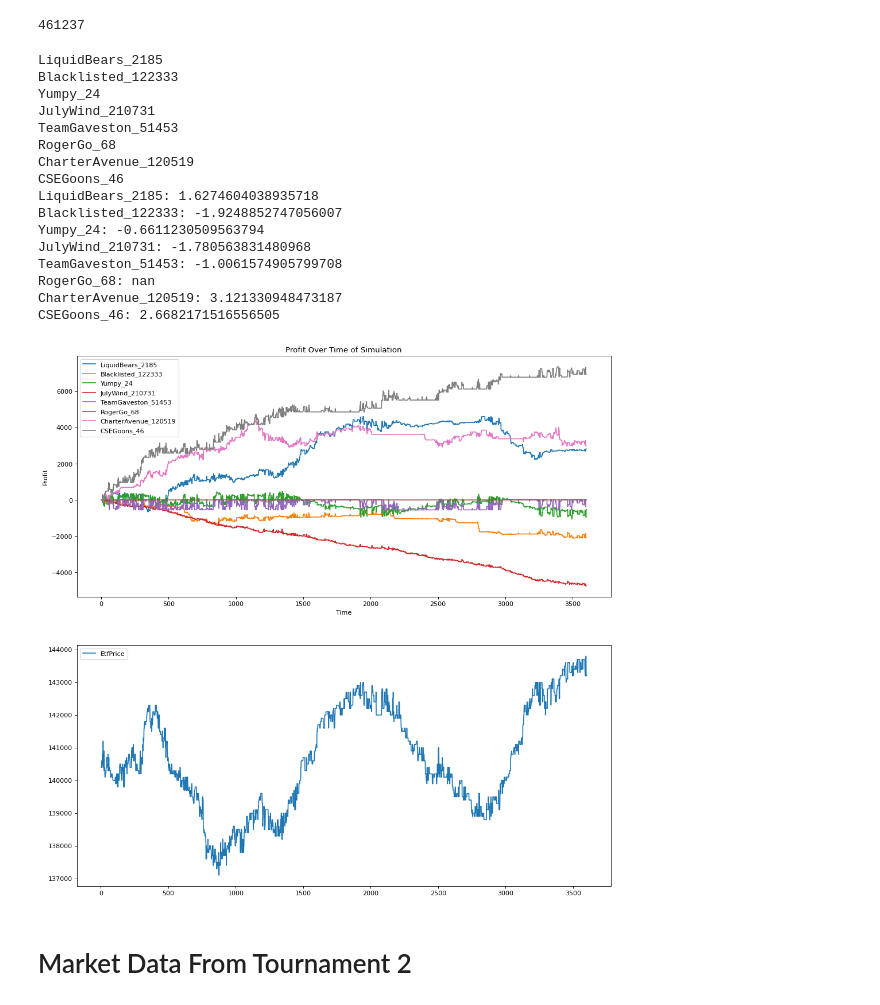
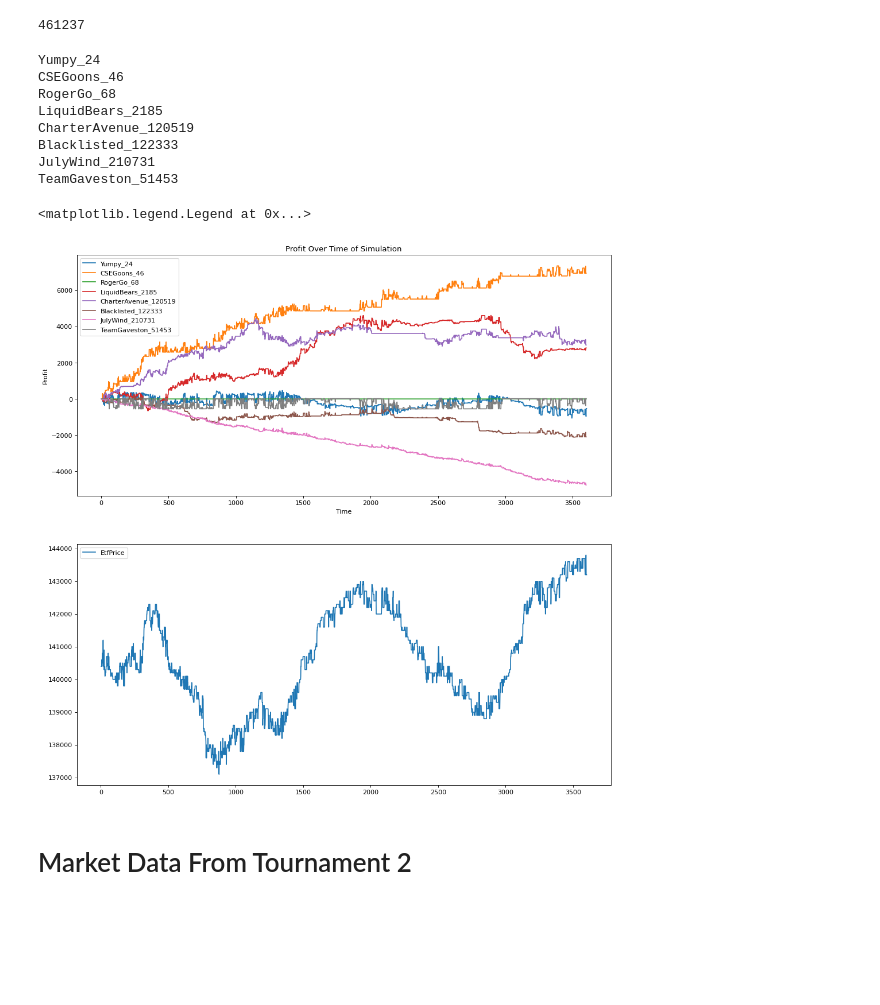
Before and after one commit to mglush/ready-trader-go-2023, a Jupyter notebook: py/analysis/model_analysis.ipynb, the cells around one changed output. Saved outputs shown, nothing was run; the diff lists cells and outputs as text; code cells hidden in the pictures; blank space fills up the shorter version.

```diff
--- a/py/analysis/model_analysis.ipynb
+++ b/py/analysis/model_analysis.ipynb
@@ -304,59 +304,39 @@ max(df[df['Team'] == 'LiquidBears_2185']['ProfitOrLoss'])
 fig = plt.figure(figsize=(15, 15), dpi=80)
 
 #PnL given no realizing PnL
 df = pd.read_csv('./../round2/match125_score_board.csv', sep=',')
 # df = pd.read_csv('./../score_board.csv', sep=',')
 models = dict()
 
 for name in set(df['Team']):
     models[name] = df[df['Team'] == name]
 
 for name, model in models.items():
     print(name)
     PnL = [i/100 for i in model['ProfitOrLoss']]
     plt.subplot(2, 1, 1)
     plt.title('Profit Over Time of Simulation')
     plt.xlabel('Time')
     plt.ylabel('Profit')
     plt.plot(range(len(PnL)), PnL, label = name)
 
 plt.legend()
 
 plt.subplot(2, 1, 2)
 temp = models['LiquidBears_2185']['EtfPrice']
 plt.plot(range(len(temp)), temp, label = 'EtfPrice')
 plt.legend()
-
-# ---- SHARPE RATIOS FOR EACH TEAM / MODEL WITHIN THE SIMULATION
-sharpe_ratios = dict()
-
-match = pd.read_csv('./../round2/match125_score_board.csv', sep=',')
-# match = pd.read_csv('./../score_board.csv', sep=',')
-
-for model_name in set(df['Team']):
-    temp = list(match[match['Team'] == model_name]['ProfitOrLoss'])
-    sharpe_ratios[model_name] = (np.mean(temp) / np.std(temp))
-
-for one, two in sharpe_ratios.items():
-    print(one, ': ', two, sep ='', end='\n')
 # %% [output]
+Yumpy_24
+CSEGoons_46
+RogerGo_68
 LiquidBears_2185
+CharterAvenue_120519
 Blacklisted_122333
-Yumpy_24
 JulyWind_210731
 TeamGaveston_51453
-RogerGo_68
-CharterAvenue_120519
-CSEGoons_46
-LiquidBears_2185: 1.6274604038935718
-Blacklisted_122333: -1.9248852747056007
-Yumpy_24: -0.6611230509563794
-JulyWind_210731: -1.780563831480968
-TeamGaveston_51453: -1.0061574905799708
-RogerGo_68: nan
-CharterAvenue_120519: 3.121330948473187
-CSEGoons_46: 2.6682171516556505
+<matplotlib.legend.Legend at 0x...>
-[figure, old version]
+[figure, new version]
 # %% [markdown]
 # Market Data From Tournament 2
 # %%
```
Also changed, not shown: parts of 1 cell of this notebook, 5 other files.
